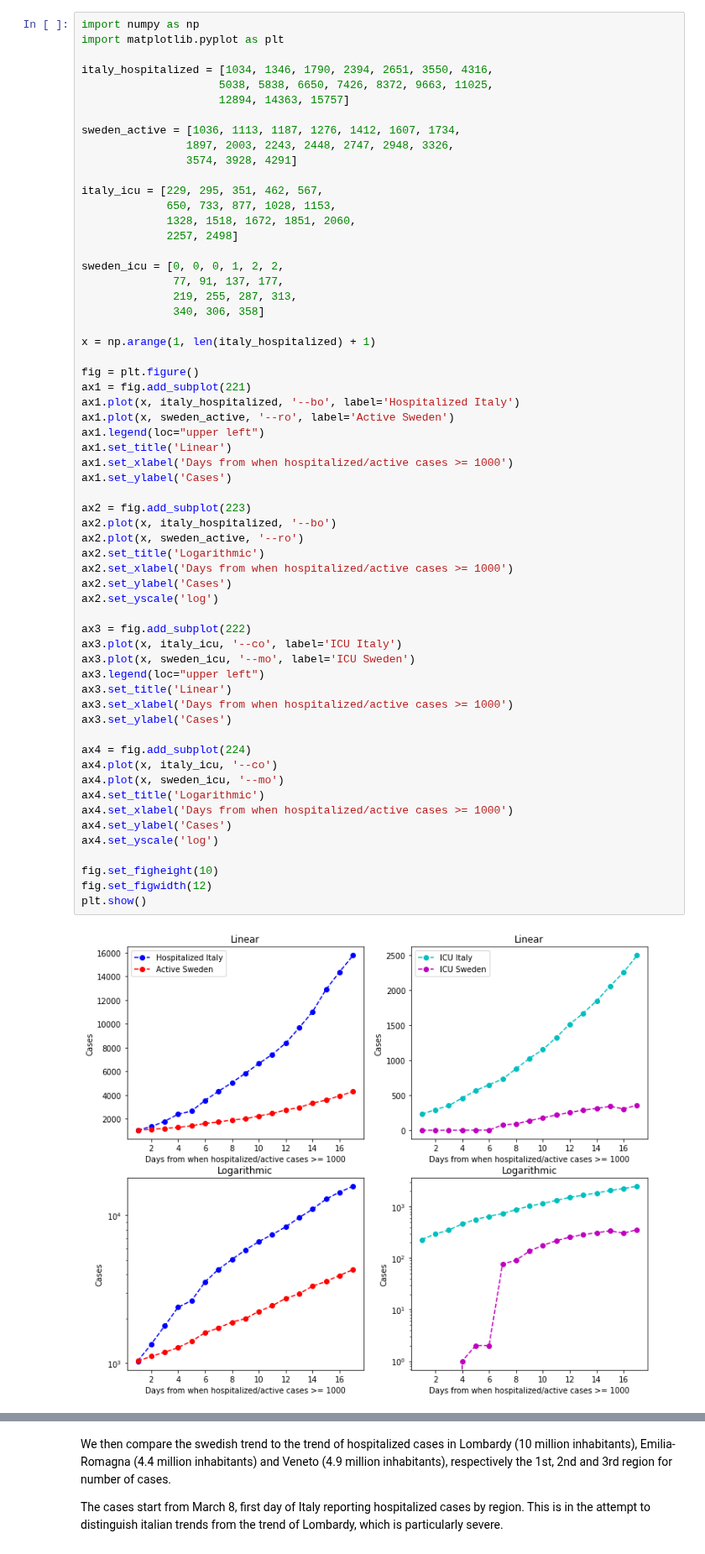
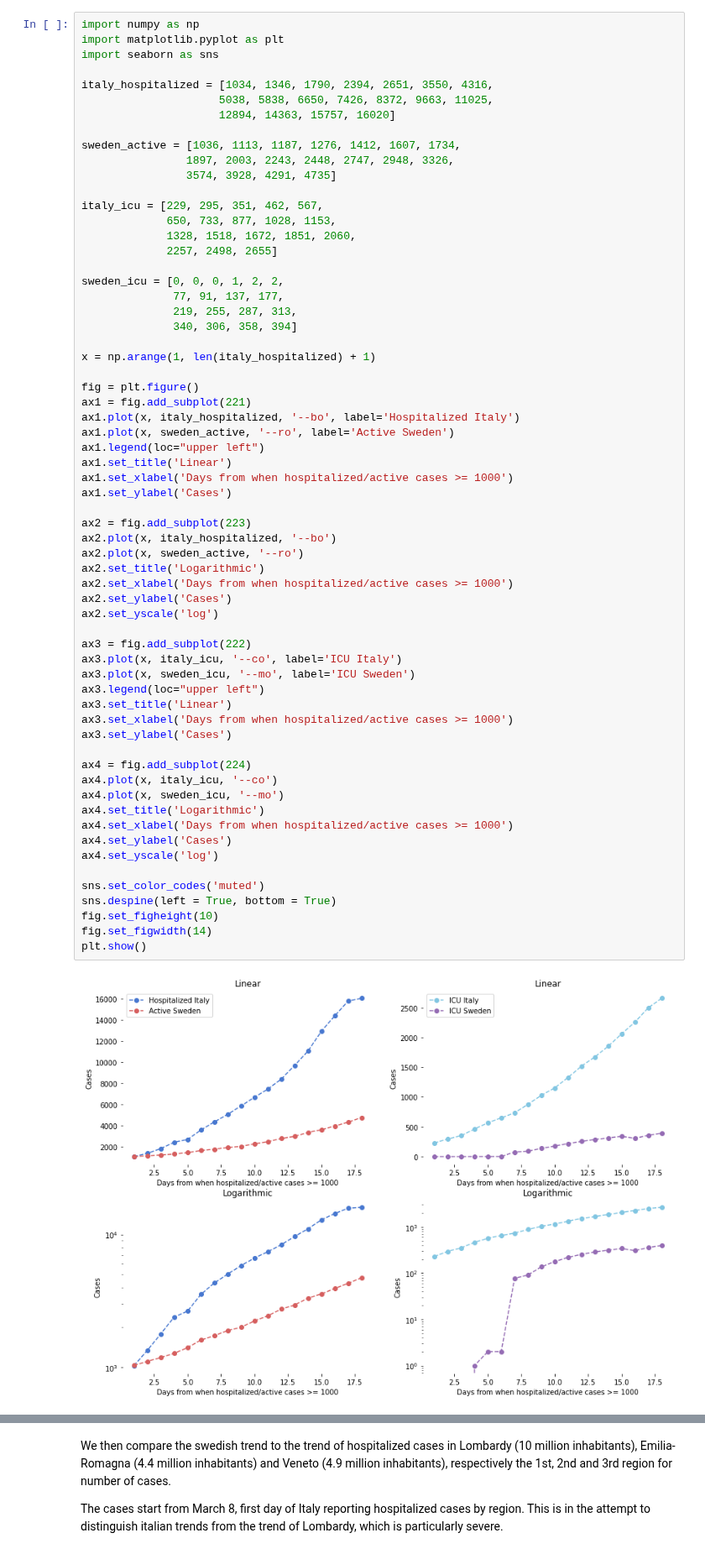
Before and after one commit to eera-l/Covid19-Sweden-Overview, a Jupyter notebook: c19-it-swe.ipynb, the cells around one changed output, grey strips where cells are left out. Shown at 84% size. Saved outputs shown, nothing was run; the diff lists cells and outputs as text.

```diff
--- a/c19-it-swe.ipynb
+++ b/c19-it-swe.ipynb
@@ -18,24 +18,25 @@ The graphs also show intensive care unit cases for the same time period (March 3
 # %%
 import numpy as np
 import matplotlib.pyplot as plt
+import seaborn as sns
 
 italy_hospitalized = [1034, 1346, 1790, 2394, 2651, 3550, 4316,
                      5038, 5838, 6650, 7426, 8372, 9663, 11025,
-                     12894, 14363, 15757]
+                     12894, 14363, 15757, 16020]
 
 sweden_active = [1036, 1113, 1187, 1276, 1412, 1607, 1734,
                 1897, 2003, 2243, 2448, 2747, 2948, 3326,
-                3574, 3928, 4291]
+                3574, 3928, 4291, 4735]
 
 italy_icu = [229, 295, 351, 462, 567,
              650, 733, 877, 1028, 1153,
              1328, 1518, 1672, 1851, 2060,
-             2257, 2498]
+             2257, 2498, 2655]
 
 sweden_icu = [0, 0, 0, 1, 2, 2,
               77, 91, 137, 177,
               219, 255, 287, 313,
-              340, 306, 358]
+              340, 306, 358, 394]
 
 x = np.arange(1, len(italy_hospitalized) + 1)
 
@@ -48,33 +49,35 @@ ax1.set_title('Linear')
 ax1.set_xlabel('Days from when hospitalized/active cases >= 1000')
 ax1.set_ylabel('Cases')
 
 ax2 = fig.add_subplot(223)
 ax2.plot(x, italy_hospitalized, '--bo')
 ax2.plot(x, sweden_active, '--ro')
 ax2.set_title('Logarithmic')
 ax2.set_xlabel('Days from when hospitalized/active cases >= 1000')
 ax2.set_ylabel('Cases')
 ax2.set_yscale('log')
 
 ax3 = fig.add_subplot(222)
 ax3.plot(x, italy_icu, '--co', label='ICU Italy')
 ax3.plot(x, sweden_icu, '--mo', label='ICU Sweden')
 ax3.legend(loc="upper left")
 ax3.set_title('Linear')
 ax3.set_xlabel('Days from when hospitalized/active cases >= 1000')
 ax3.set_ylabel('Cases')
 
 ax4 = fig.add_subplot(224)
 ax4.plot(x, italy_icu, '--co')
 ax4.plot(x, sweden_icu, '--mo')
 ax4.set_title('Logarithmic')
 ax4.set_xlabel('Days from when hospitalized/active cases >= 1000')
 ax4.set_ylabel('Cases')
 ax4.set_yscale('log')
 
+sns.set_color_codes('muted')
+sns.despine(left = True, bottom = True)
 fig.set_figheight(10)
-fig.set_figwidth(12)
+fig.set_figwidth(14)
 plt.show()
 # %% [output]
-[figure, old version]
+[figure, new version]
 # %% [markdown]
```
Also changed, not shown: parts of 10 cells of this notebook.
